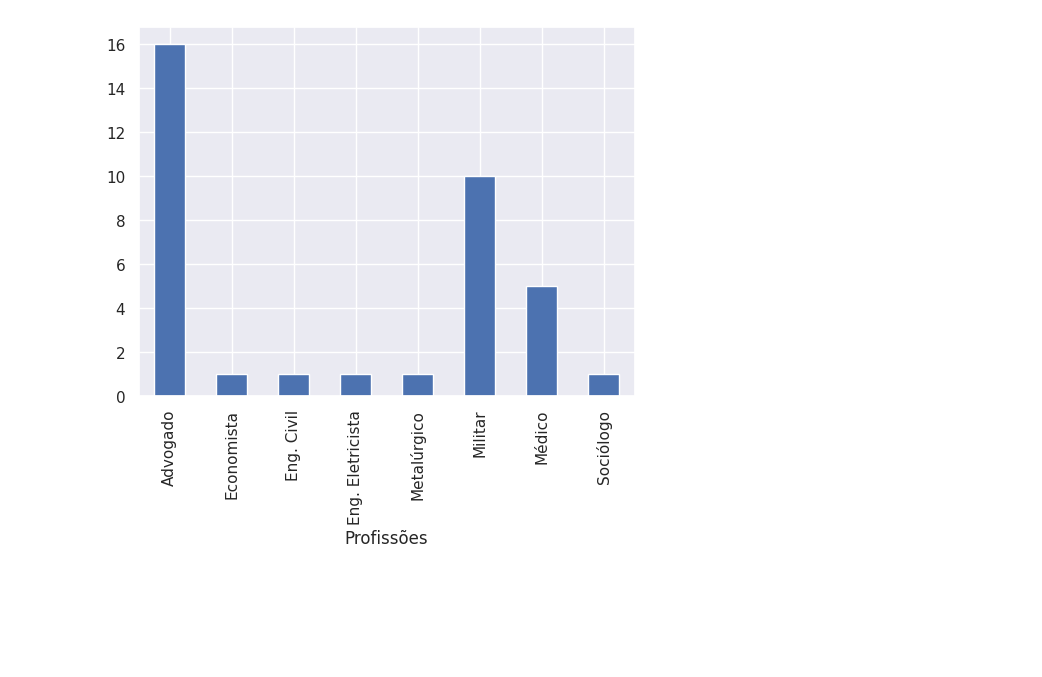
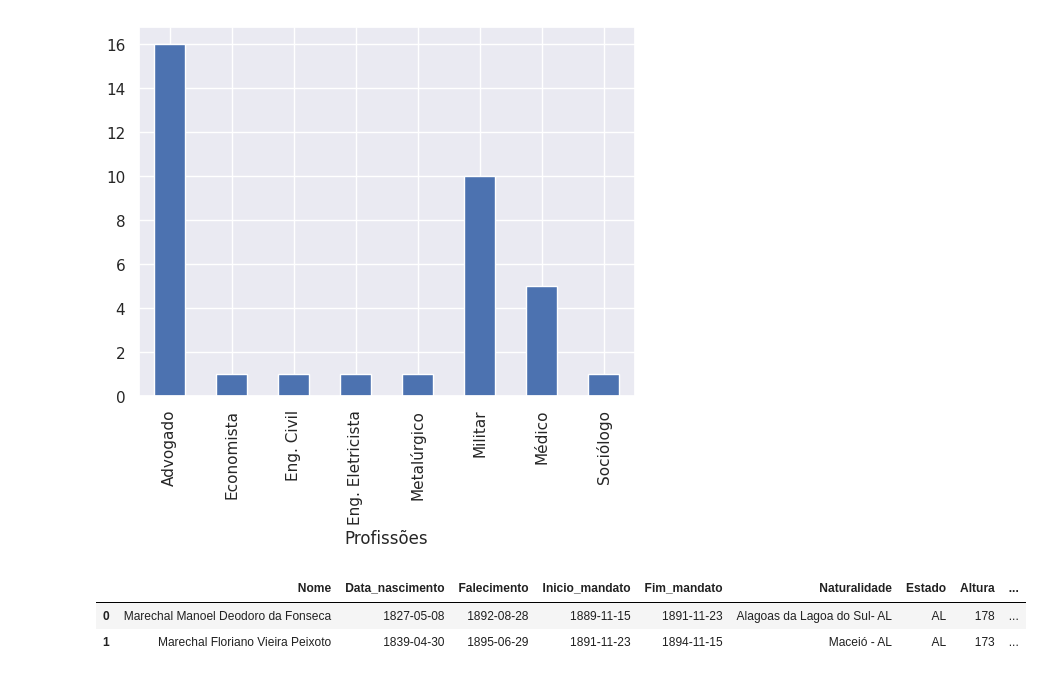
Before and after one commit to CleberLopes2022/Analise_presidentes, a Jupyter notebook: AnalisePresidentes.ipynb, the cells around one changed output. Saved outputs shown, nothing was run; the diff lists cells and outputs as text; code cells hidden in the pictures; blank space fills up the shorter version.

```diff
--- a/AnalisePresidentes.ipynb
+++ b/AnalisePresidentes.ipynb
@@ -235,8 +241,6 @@ Minas.plot(kind='bar')
 # %%
 # Convertendo a coluna do tipo timedelta em int16
 Dados['Tempo_mandado'] = Dados['Tempo_mandado'].dt.days.astype('int16')
-# %%
-Dados['Tempo_vida'] = Dados['Tempo_vida'].dt.days.astype('int16')
 # %% [markdown]
 ## **Análise sobre a altura dos presidentes**
 
@@ -294,6 +298,12 @@ profissao.plot(kind='bar')
 # %% [output]
 <Axes: xlabel='Profissões'>
 [figure]
+# %%
+Dados.head(2)
+# %% [output]
+|  | Nome | Data_nascimento | Falecimento | Inicio_mandato | Fim_mandato | Naturalidade | Estado | Altura | ... |
+| 0 | Marechal Manoel Deodoro da Fonseca | 1827-05-08 | 1892-08-28 | 1889-11-15 | 1891-11-23 | Alagoas da Lagoa do Sul- AL | AL | 178 | ... |
+| 1 | Marechal Floriano Vieira Peixoto | 1839-04-30 | 1895-06-29 | 1891-11-23 | 1894-11-15 | Maceió - AL | AL | 173 | ... |
 # %%
 # Criei uma função que converte os dias em anos meses e dias, para podermos exibir os dados de tempo em um formato específico
 def converte_anos_meses_dias(num):
```
Also changed, not shown: parts of 14 cells of this notebook.
